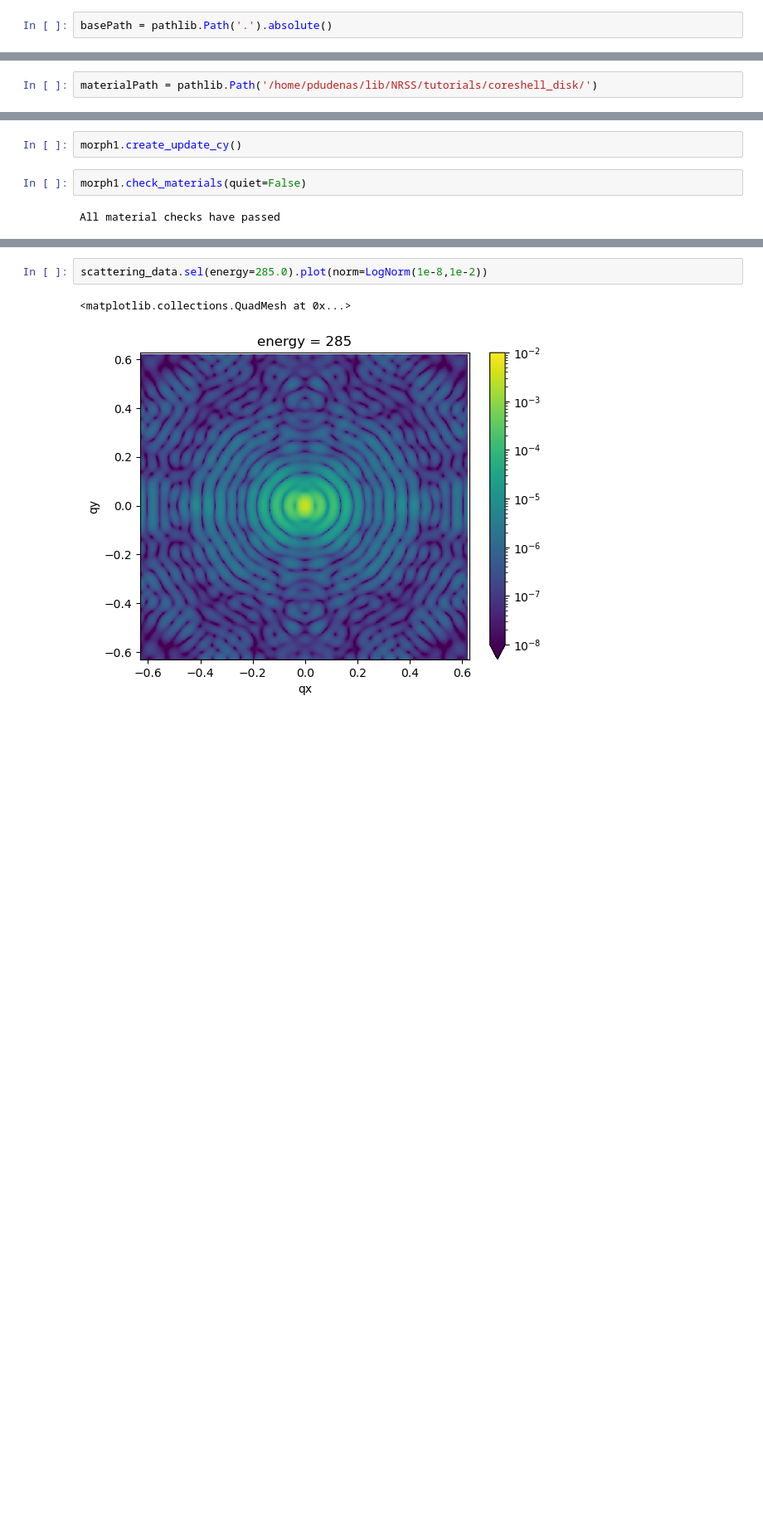
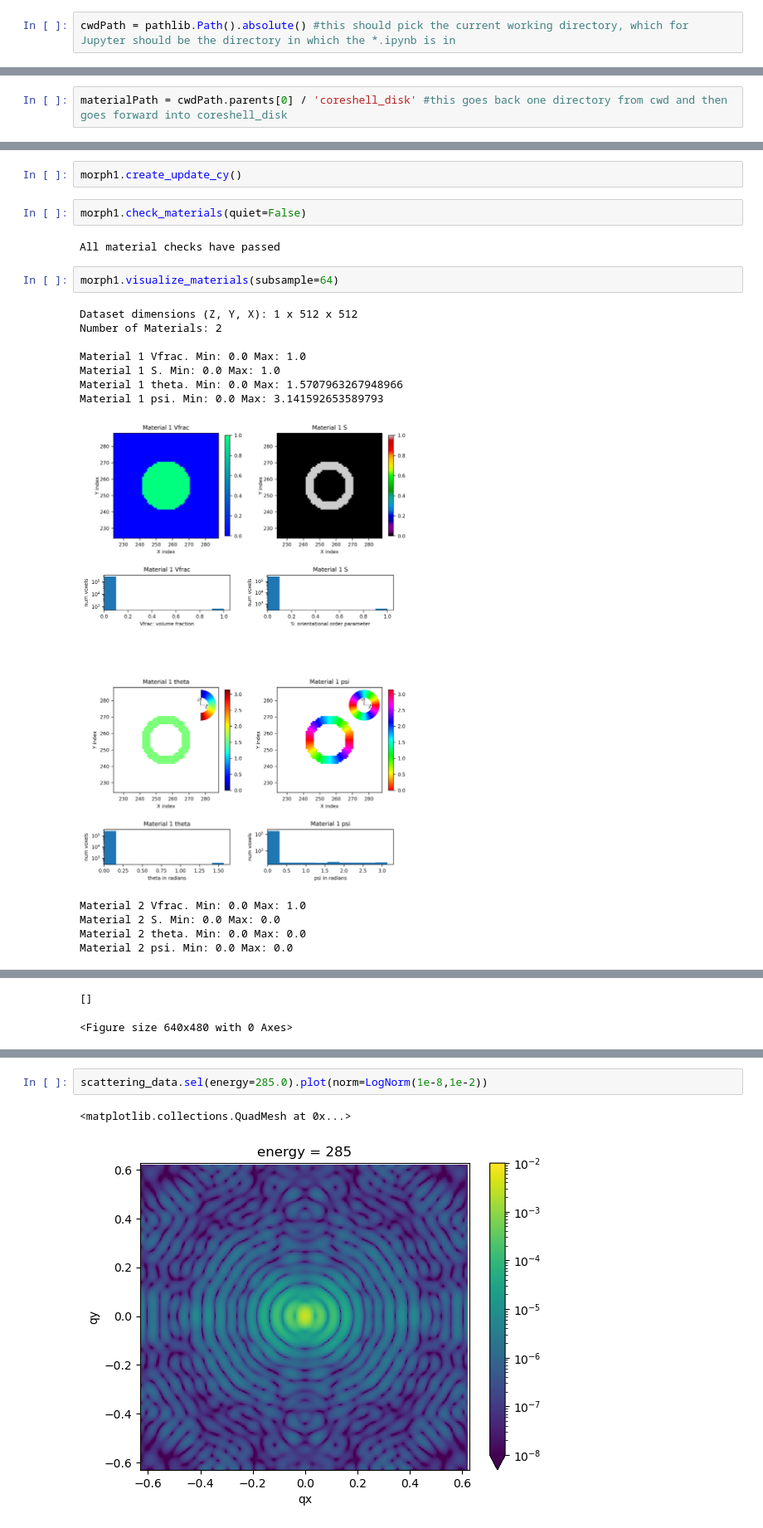
Before and after one commit to usnistgov/NRSS, a Jupyter notebook: tutorials/pybind/MorphologyClass.ipynb, the cells around one changed output, grey strips where cells are left out. Shown at 83% size. Drawn from its saved outputs; the diff is of its cells as text; blank space fills up the shorter version.

Commit message:
Added visualizer as Morphology object function. Modified pybind tutorial

```diff
--- a/tutorials/pybind/MorphologyClass.ipynb
+++ b/tutorials/pybind/MorphologyClass.ipynb
@@ -32,5 +30,5 @@ Git patch :  dd0fff7
 # %%
-basePath = pathlib.Path('.').absolute()
+cwdPath = pathlib.Path().absolute() #this should pick the current working directory, which for Jupyter should be the directory in which the *.ipynb is in
 # %%
 energies = np.round(np.arange(275,300,1),1)
 # %%
@@ -104,7 +102,7 @@ mat2_S = np.reshape(mat2_S,(1,NumXY,NumXY))
 mat2_theta = np.reshape(mat2_theta,(1,NumXY,NumXY))
 mat2_psi = np.reshape(mat2_psi,(1,NumXY,NumXY))
 # %%
-materialPath = pathlib.Path('/home/pdudenas/lib/NRSS/tutorials/coreshell_disk/')
+materialPath = cwdPath.parents[0] / 'coreshell_disk' #this goes back one directory from cwd and then goes forward into coreshell_disk
 # %%
 # load optical constants from previous Material1.txt file
 mat1_consts = OpticalConstants.load_matfile(pathlib.Path(materialPath,'Material1.txt'),name='Material 1')
@@ -145,3 +143,18 @@ morph1.create_update_cy()
 morph1.check_materials(quiet=False)
 # %% [output]
 All material checks have passed
+# %%
+morph1.visualize_materials(subsample=64)
+# %% [output]
+Dataset dimensions (Z, Y, X): 1 x 512 x 512
+Number of Materials: 2
+
+Material 1 Vfrac. Min: 0.0 Max: 1.0
+Material 1 S. Min: 0.0 Max: 1.0
+Material 1 theta. Min: 0.0 Max: 1.5707963267948966
+Material 1 psi. Min: 0.0 Max: 3.141592653589793
+[figure, added]
+Material 2 Vfrac. Min: 0.0 Max: 1.0
+Material 2 S. Min: 0.0 Max: 0.0
+Material 2 theta. Min: 0.0 Max: 0.0
+Material 2 psi. Min: 0.0 Max: 0.0
@@ -148,3 +162,5 @@ All material checks have passed
+[]
+<Figure size 640x480 with 0 Axes>
 # %%
 scattering_data = morph1.run()
 # %% [output]
```
Also changed, not shown: parts of 9 cells of this notebook, 2 other files.
